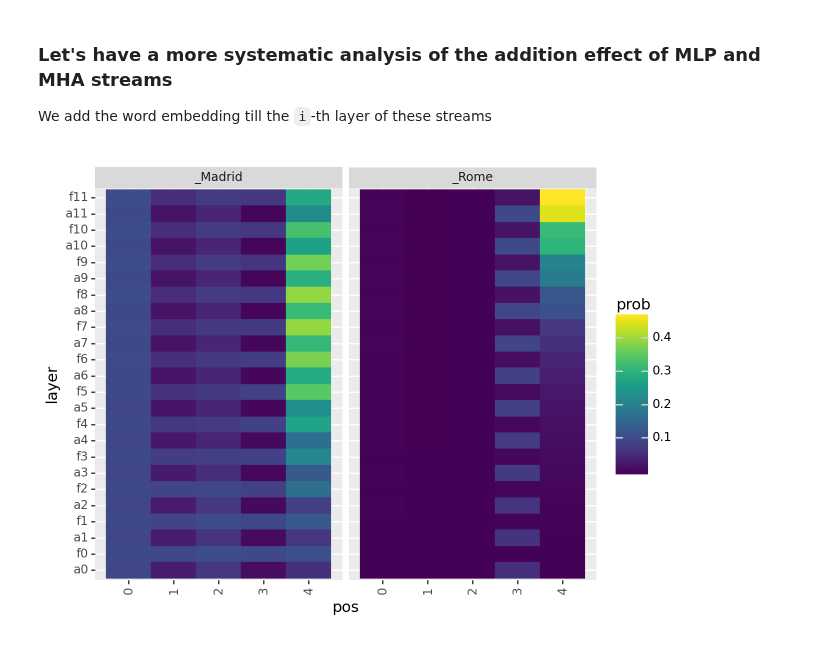
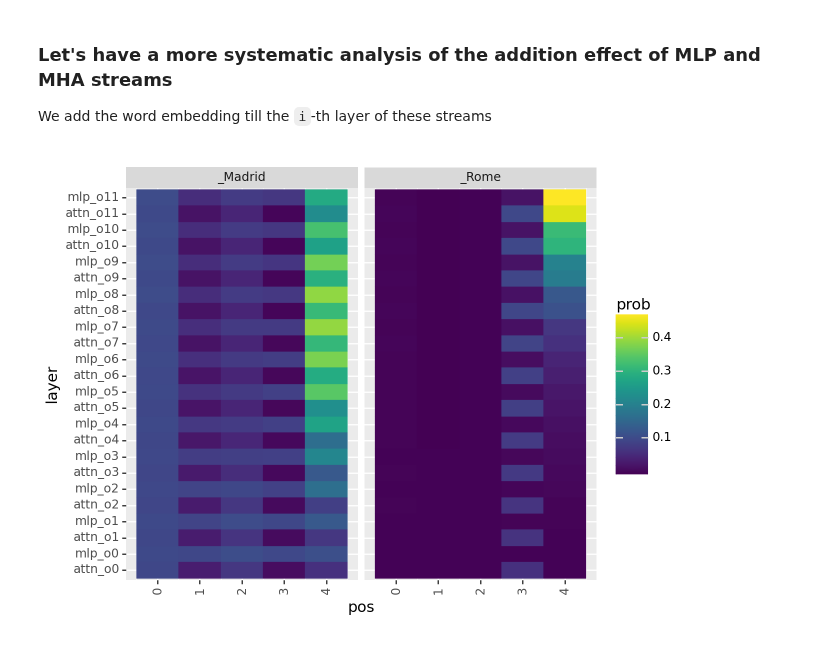
Before and after one commit to stanfordnlp/pyvene, a Jupyter notebook: tutorials/basic_tutorials/Add_Activations_to_Streams.ipynb, the cells around one changed output. Saved outputs shown, nothing was run; the diff lists cells and outputs as text; code cells hidden in the pictures.

```diff
--- a/tutorials/basic_tutorials/Add_Activations_to_Streams.ipynb
+++ b/tutorials/basic_tutorials/Add_Activations_to_Streams.ipynb
@@ -178,22 +156,11 @@ for till_layer_i in range(gpt.config.n_layer):
         type(gpt), "mlp_output", till_layer_i + 1
     )
     intervenable = IntervenableModel(config, gpt)
-    activations_sources = dict(
-        zip(
-            intervenable.sorted_keys,
-            [rome_embedding] * len(intervenable.sorted_keys),
-        )
-    )
     for pos_i in range(len(base.input_ids[0])):
         _, counterfactual_outputs = intervenable(
             base,
-            unit_locations={
-                "sources->base": (
-                    [[[0]]] * (till_layer_i + 1),
-                    [[[pos_i]]] * (till_layer_i + 1),
-                )
-            },
-            activations_sources=activations_sources,
+            unit_locations={"sources->base": pos_i},
+            source_representations=rome_embedding,
         )
         distrib = embed_to_distrib(
             gpt, counterfactual_outputs.last_hidden_state, logits=False
@@ -203,7 +170,7 @@ for till_layer_i in range(gpt.config.n_layer):
                 {
                     "token": format_token(tokenizer, token),
                     "prob": float(distrib[0][-1][token]),
-                    "layer": f"f{till_layer_i}",
+                    "layer": f"mlp_o{till_layer_i}",
                     "pos": pos_i,
                     "type": "mlp_output",
                 }
@@ -213,23 +180,13 @@ for till_layer_i in range(gpt.config.n_layer):
         type(gpt), "attention_output", till_layer_i + 1
     )
     intervenable = IntervenableModel(config, gpt)
-    activations_sources = dict(
-        zip(
-            intervenable.sorted_keys,
-            [rome_embedding] * len(intervenable.sorted_keys),
-        )
-    )
-
     for pos_i in range(len(base.input_ids[0])):
         _, counterfactual_outputs = intervenable(
             base,
             unit_locations={
-                "sources->base": (
-                    [[[0]]] * (till_layer_i + 1),
-                    [[[pos_i]]] * (till_layer_i + 1),
-                )
+                "sources->base": pos_i
             },
-            activations_sources=activations_sources,
+            source_representations=rome_embedding,
         )
         distrib = embed_to_distrib(
             gpt, counterfactual_outputs.last_hidden_state, logits=False
@@ -239,27 +196,27 @@ for till_layer_i in range(gpt.config.n_layer):
                 {
                     "token": format_token(tokenizer, token),
                     "prob": float(distrib[0][-1][token]),
-                    "layer": f"a{till_layer_i}",
+                    "layer": f"attn_o{till_layer_i}",
                     "pos": pos_i,
-                    "type": "attention_input",
+                    "type": "attention_output",
                 }
             )
 df = pd.DataFrame(data)
 # %%
 df["layer"] = df["layer"].astype("category")
 df["token"] = df["token"].astype("category")
 nodes = []
 for l in range(gpt.config.n_layer - 1, -1, -1):
-    nodes.append(f"f{l}")
-    nodes.append(f"a{l}")
+    nodes.append(f"mlp_o{l}")
+    nodes.append(f"attn_o{l}")
 df["layer"] = pd.Categorical(df["layer"], categories=nodes[::-1], ordered=True)
 
 g = (
     ggplot(df)
     + geom_tile(aes(x="pos", y="layer", fill="prob", color="prob"))
     + facet_wrap("~token")
     + theme(axis_text_x=element_text(rotation=90))
 )
 print(g)
 # %% [output]
-[figure, old version]
+[figure, new version]
```
Also changed, not shown: parts of 5 cells of this notebook, 23 other files.
